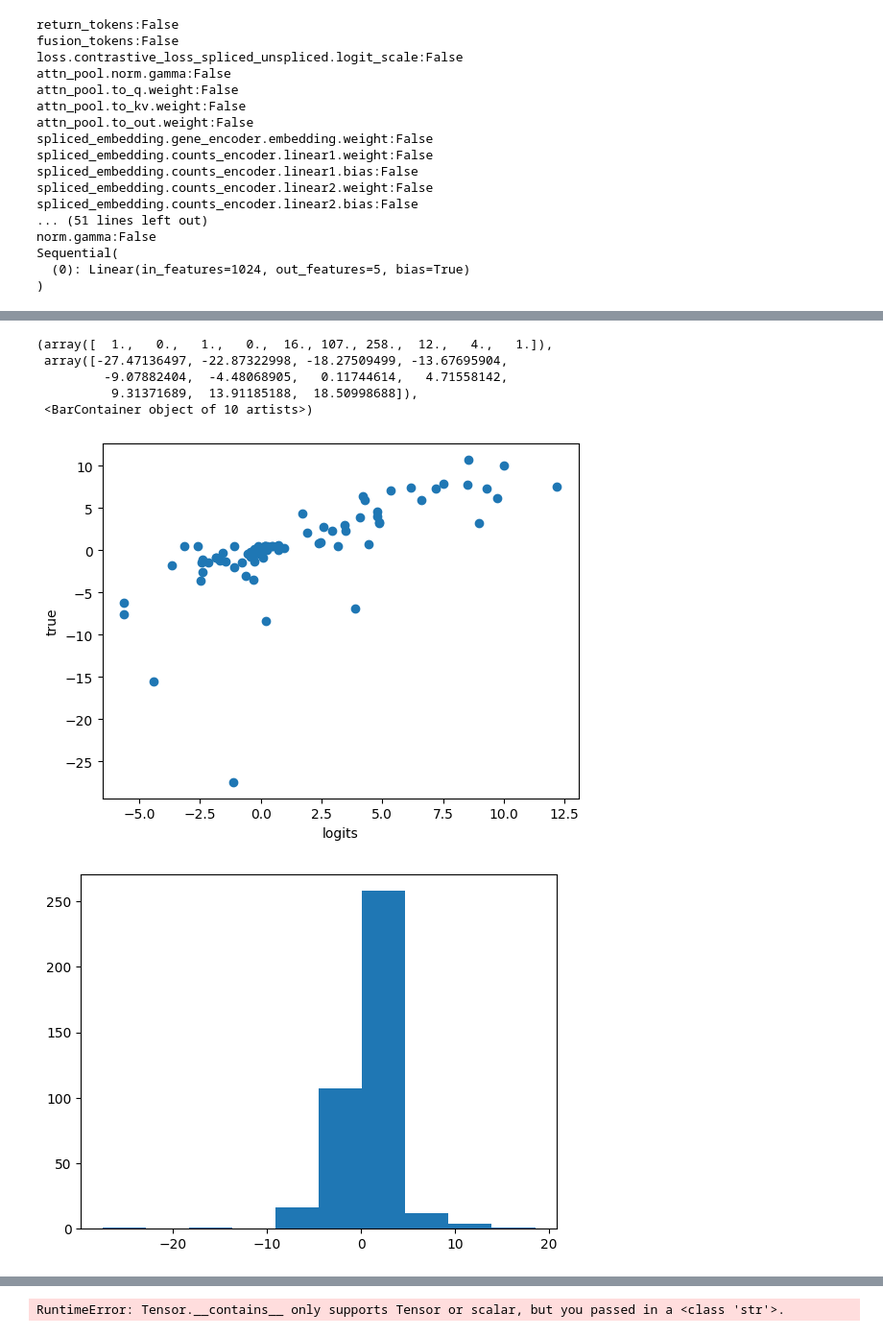
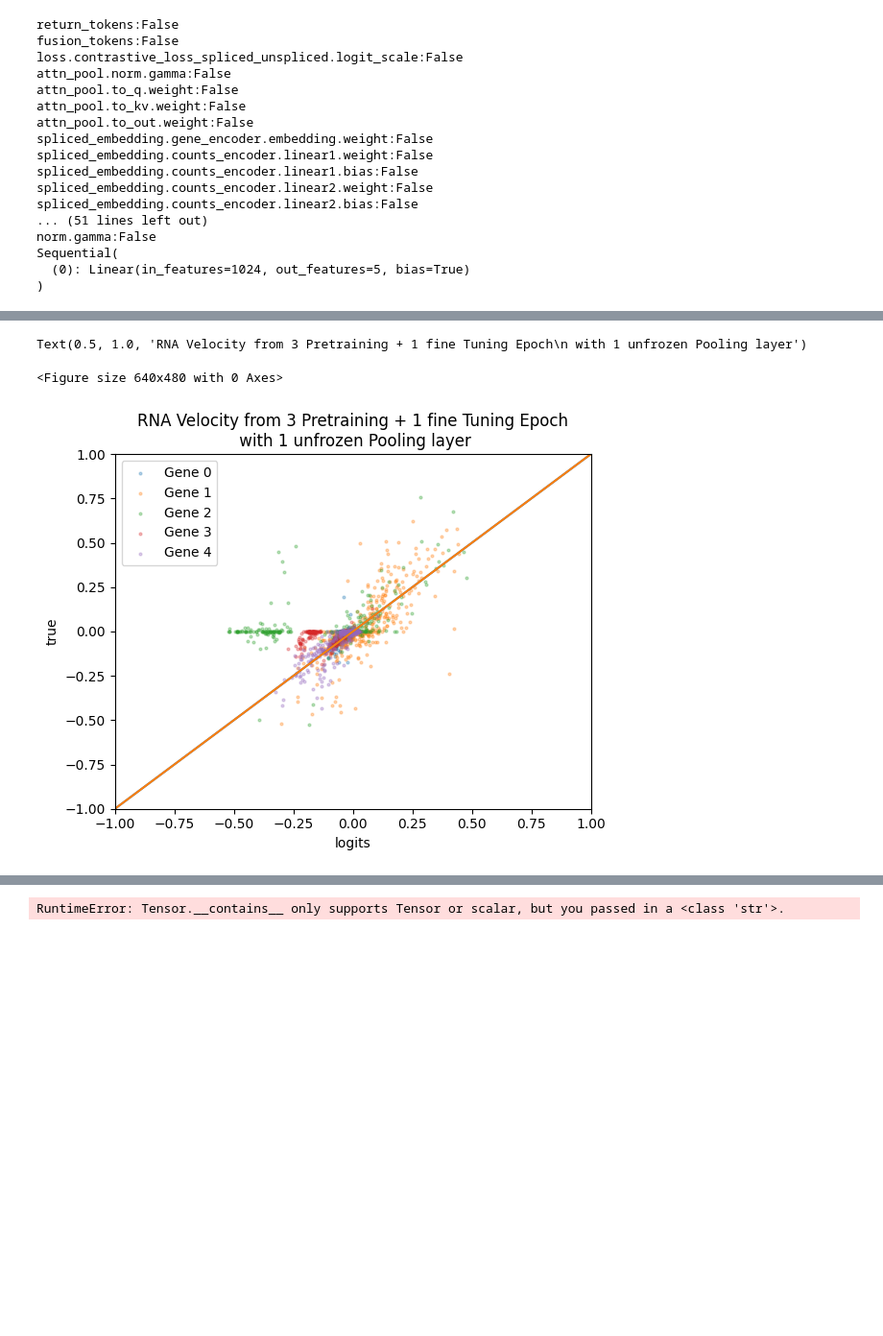
Before and after one commit to josiahbjorgaard/mca-paper, a Jupyter notebook: ModelPrototyping.ipynb, the cells around one changed output, grey strips where cells are left out. Shown at 96% size. Saved outputs shown, nothing was run; the diff lists cells and outputs as text; code cells hidden in the pictures; blank space fills up the shorter version.

```diff
--- a/ModelPrototyping.ipynb
+++ b/ModelPrototyping.ipynb
@@ -305,7 +312,7 @@ default_data_collator = BioZorroCollatorWithTargets(pad_len=1024, pad_token=0,
                                                     norm=[0.2,0.5])
 
 #dataloader2 = DataLoader(dataset.with_format('torch'), shuffle=True, collate_fn=default_data_collator, batch_size=4,)
-dataloader3 = DataLoader(dataset3.with_format('torch'), shuffle=True, collate_fn=default_data_collator, batch_size=4,)
+dataloader3 = DataLoader(dataset3['test'].with_format('torch'), shuffle=True, collate_fn=default_data_collator, batch_size=4,)
 # %%
 #dl=iter(dataloader)
 #dl=iter(dataloader2)
@@ -384,44 +394,55 @@ OrderedDict([('backbone_model.return_tokens', tensor([[-1.1057, -1.1178, -0.2461
         [ 0.0087,  0.0041,  0.0059,  ..., -0.0237, -0.0090,  0.0186]])), ('decoder.0.bias', tensor([ 0.0211, -0.0116,  0.0112,  0.0253,  0.0247]))])
 <All keys matched successfully>
 # %%
-def zero_modes(batch, modes=keep):
-    for mode in modes:
-        batch[mode][0]=batch[mode][0]*0
+def zero_modes(batch, modes_to_zero):
+    for mode in modes_to_zero:
+        batch[mode]=batch[mode]*0
     return batch
 # %%
+from tqdm import tqdm
 output=[]
 output2=[]
 veloc=[]
+velocitymodel.eval()
 with torch.no_grad():
-    for i in range(20):
+    for i in tqdm(range(1000)):
         #batch = next(dl)
         #batch2 = next(dl2)
         batch = next(dl)
         #output.append(model(**batch))
         #output2.append(model(**batch2))
-        #output = model(**zero_modes(batch))
+        out = velocitymodel(zero_modes(batch,['spliced_index',
+                                                 'spliced_data',
+                                                 'unspliced_index',
+                                                 'unspliced_data']),
+                              return_logit=True)
         #output2.append(model(**{k:v for k,v in batch.items() if 'velocity' not in k}))
         veloc.append(batch['velocity'])
-        output.append(velocitymodel(batch, return_logit=True))
+        output.append(out)
 #print(output)
 # %%
 def refactor_velocity(outputs):
     return torch.cat([x[2] for x in outputs])
-output_cat = refactor_velocity(output)
-veloc_cat = torch.cat(veloc)
+output_val_cat = refactor_velocity(output)
+veloc_val_cat = torch.cat(veloc)
-# %%
-import matplotlib.pyplot as plt
-plt.figure(0)
-plt.scatter(output_cat[:,1],veloc_cat[:,1])
-plt.xlabel('logits')
-plt.ylabel('true')
-plt.figure(1)
-plt.hist(veloc_cat.flatten())
-# %% [output]
-(array([  1.,   0.,   1.,   0.,  16., 107., 258.,  12.,   4.,   1.]),
- array([-27.47136497, -22.87322998, -18.27509499, -13.67695904,
-         -9.07882404,  -4.48068905,   0.11744614,   4.71558142,
-          9.31371689,  13.91185188,  18.50998688]),
- <BarContainer object of 10 artists>)
-[figure, removed]
-[figure, removed]
+# %%
+import matplotlib.pyplot as plt
+plt.clf()
+plt.figure(0)
+for i in range(5):
+    #plt.figure(i)
+    plt.scatter(output_val_cat[:,i]-0.5,veloc_val_cat[:,i]-0.5,alpha=0.3, s=4)
+    plt.xlabel('logits')
+    plt.ylabel('true')
+    plt.ylim(-1,1)
+    plt.xlim(-1,1)
+plt.plot(range(-1,2),range(-1,2))
+plt.plot(range(-1,2),range(-1,2))
+plt.legend(['Gene ' + str(i) for i in range(5)])
+plt.title('RNA Velocity from 3 Pretraining + 1 fine Tuning Epoch\n with 1 unfrozen Pooling layer')
+    #plt.figure(1)
+    #plt.hist(veloc_cat.flatten())
+# %% [output]
+Text(0.5, 1.0, 'RNA Velocity from 3 Pretraining + 1 fine Tuning Epoch\n with 1 unfrozen Pooling layer')
+<Figure size 640x480 with 0 Axes>
+[figure, added]
```
Also changed, not shown: parts of 13 cells of this notebook, 2 other files.
